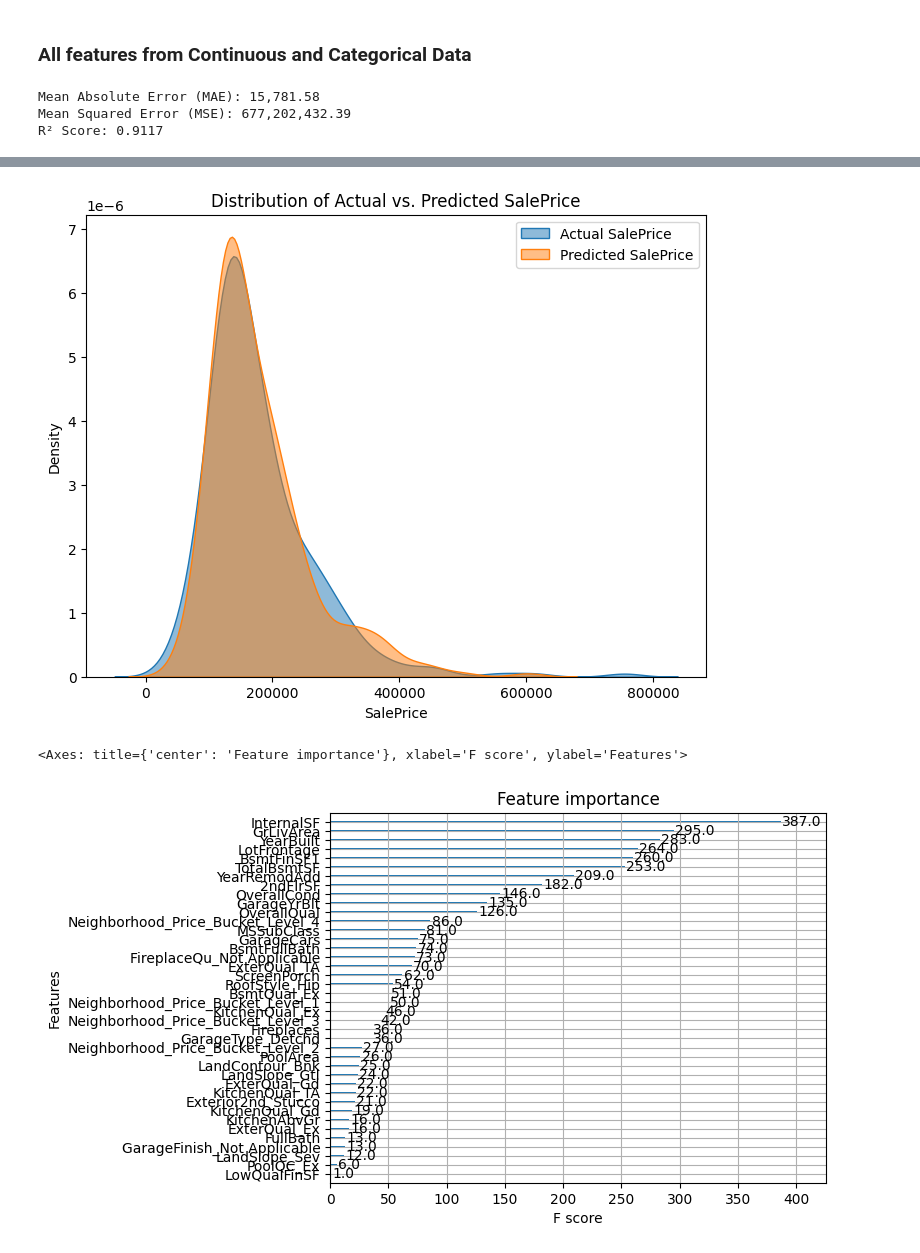
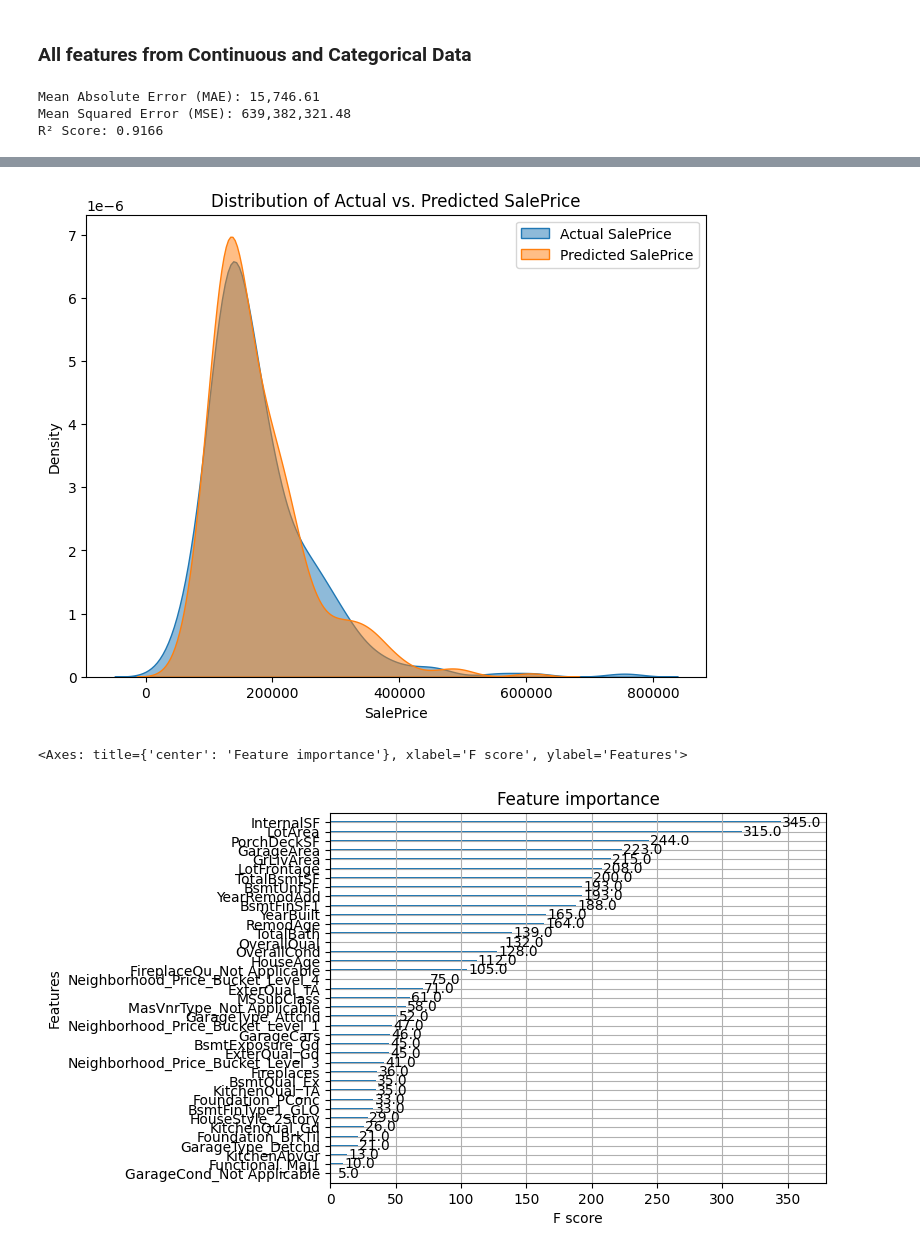
Before and after one commit to PandaMan79/Kaggle-House-Price-Predictor, a Jupyter notebook: Housing Price Kaggle Competition/Regression Model.ipynb, the cells around one changed output, grey strips where cells are left out. Drawn from its saved outputs; the diff is of its cells as text; code cells hidden in the pictures.

```diff
--- a/Housing Price Kaggle Competition/Regression Model.ipynb
+++ b/Housing Price Kaggle Competition/Regression Model.ipynb
@@ -285,12 +519,12 @@ from sklearn.metrics import mean_absolute_error, mean_squared_error, r2_score
 
 # Load dataset (Assuming df is already loaded)
 # Select relevant features
-df = df_final[['ExterQual_TA', 'Neighborhood_Price_Bucket_Level_4', 'BsmtQual_Ex', 'Neighborhood_Price_Bucket_Level_3', 'KitchenQual_Ex', 'LandSlope_Sev',
- 'FireplaceQu_Not Applicable', 'Neighborhood_Price_Bucket_Level_1', 'RoofStyle_Hip', 'KitchenQual_TA', 'Exterior2nd_Stucco', 'GarageType_Detchd',
- 'KitchenQual_Gd', 'PoolQC_Ex', 'LandSlope_Gtl', 'ExterQual_Gd', 'GarageFinish_Not Applicable', 'ExterQual_Ex', 'LandContour_Bnk',
- 'Neighborhood_Price_Bucket_Level_2' , 'OverallQual', 'GarageCars', 'InternalSF', 'GrLivArea', 'KitchenAbvGr', 'YearBuilt', 'YearRemodAdd',
- '2ndFlrSF', 'PoolArea', 'Fireplaces', 'LowQualFinSF', 'OverallCond', 'LotFrontage', 'TotalBsmtSF', 'BsmtFullBath', 'ScreenPorch', 'FullBath',
- 'BsmtFinSF1', 'GarageYrBlt', 'MSSubClass', 'SalePrice']]
+df = df_final[['ExterQual_TA', 'ExterQual_Gd', 'FireplaceQu_Not Applicable', 'Neighborhood_Price_Bucket_Level_4', 'Neighborhood_Price_Bucket_Level_3',
+               'Neighborhood_Price_Bucket_Level_1', 'GarageType_Attchd', 'KitchenQual_TA', 'BsmtFinType1_GLQ', 'GarageType_Detchd', 'Foundation_PConc',
+               'KitchenQual_Gd', 'Functional_Maj1', 'HouseStyle_2Story', 'BsmtQual_Ex', 'GarageCond_Not Applicable', 'MasVnrType_Not Applicable',
+               'Foundation_BrkTil', 'ExterQual_Fa', 'BsmtExposure_Gd', 'OverallQual', 'InternalSF', 'GarageCars', 'YearRemodAdd', 'KitchenAbvGr', 'TotalBath',
+               'RemodAge', 'YearBuilt', 'Fireplaces', 'GarageArea', 'OverallCond', 'HouseAge', 'GrLivArea', 'LotArea', 'TotalBsmtSF', 'BsmtFinSF1', 'LotFrontage',
+               'MSSubClass', 'PorchDeckSF', 'BsmtUnfSF', 'SalePrice']]
 
 
 
@@ -368,6 +602,6 @@ plt.show()
 # Feature Importance
 xgb.plot_importance(model)
 # %% [output]
-Mean Absolute Error (MAE): 15,781.58
-Mean Squared Error (MSE): 677,202,432.39
-R² Score: 0.9117
+Mean Absolute Error (MAE): 15,746.61
+Mean Squared Error (MSE): 639,382,321.48
+R² Score: 0.9166
@@ -376,3 +610,3 @@ R² Score: 0.9117
-[figure, old version]
+[figure, new version]
 <Axes: title={'center': 'Feature importance'}, xlabel='F score', ylabel='Features'>
-[figure, old version]
+[figure, new version]
```
Also changed, not shown: parts of 9 cells of this notebook, 11 other files.
